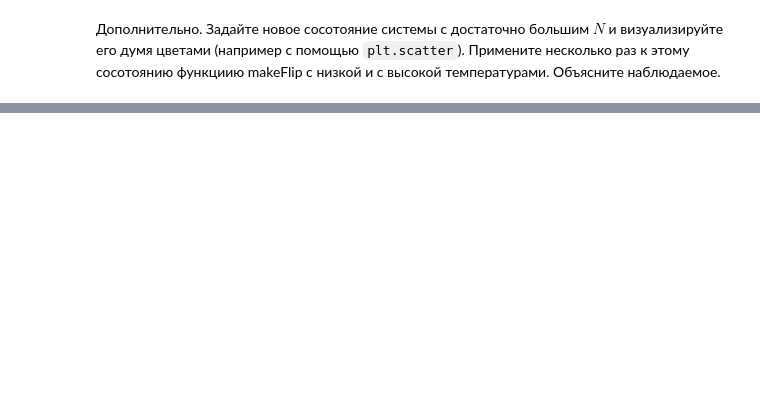
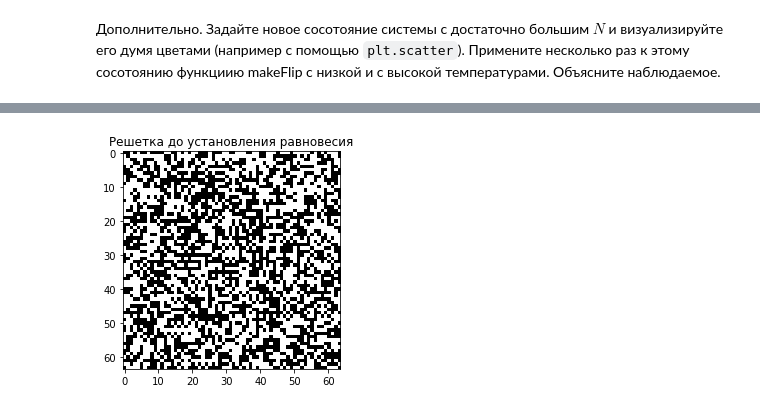
Before and after one commit to ev-br/CP2020, a Jupyter notebook: week_9_Monte-Carlo.ipynb, the cells around one changed output, grey strips where cells are left out. Saved outputs shown, nothing was run; the diff lists cells and outputs as text; code cells hidden in the pictures; blank space fills up the shorter version.

```diff
--- a/week_9_Monte-Carlo.ipynb
+++ b/week_9_Monte-Carlo.ipynb
@@ -447,0 +445,11 @@ makeFlip(0.5, state)
+# %%
+N = 64
+state_t = getInitialState(N)
+state_T = state_t.copy()
+state_t0 = state_t
+state_T0 = state_T
+plt.imshow(state_t0, cmap="binary")
+plt.title("Решетка до установления равновесия")
+plt.show()
+# %% [output]
+[figure, added]
```
Also changed, not shown: parts of 8 cells of this notebook.
